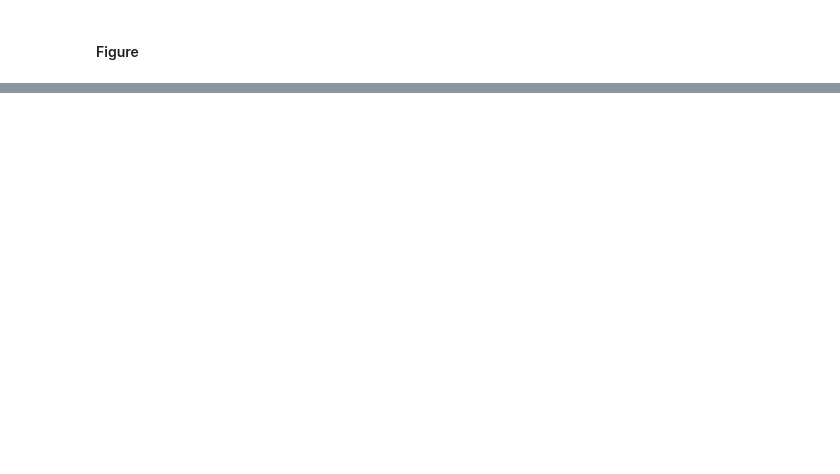
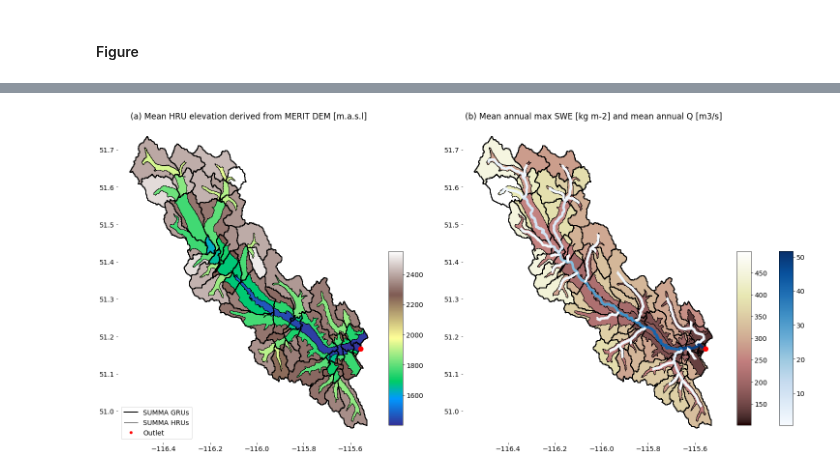
Before and after one commit to zhentao-han/NA-CWARHM, a Jupyter notebook: 7_visualization/SWE_and_streamflow_per_HRU.ipynb, the cells around one changed output, grey strips where cells are left out. Cells and saved outputs as stored; diff of their text form; code cells hidden in the pictures; blank space fills up the shorter version.

```diff
--- a/7_visualization/SWE_and_streamflow_per_HRU.ipynb
+++ b/7_visualization/SWE_and_streamflow_per_HRU.ipynb
@@ -140,6 +152,9 @@ shp_catchment = gpd.read_file(hm_catchment_path/hm_catchment_name)
 # %%
 # river shapefile
 shp_river = gpd.read_file(river_network_path/river_network_name)
+# %%
+# catchment with DEM
+shp_elev = gpd.read_file(elev_catchment_path/elev_catchment_name)
 # %%
 # SUMMA simulations
 sim_summa = xr.open_dataset(summa_output_path/summa_output_name)
@@ -195,6 +212,13 @@ hm_grus_only = hm_grus_only.dissolve(by=hm_gruid) # Dissolve HRU delineation
+# %%
+outlet_lat,outlet_lon = 51.167,-115.555
+# %%
+def add_outlet(ax,lat,lon):
+    ax.plot(lon,lat,linestyle='None',marker='o',color='r',markersize=10,label='outlet')
+    return
 # %% [markdown]
 #### Figure
 # %%
 # Set a colormap
-cmap_q  = 'Blues'
+cmap_elev = 'terrain'
+cmap_q = 'Blues'
 cmap_swe = 'pink'
@@ -246,0 +225,65 @@ plt.savefig(fig_path/fig_name, bbox_inches='tight', transparent=True)
+# %%
+fig, axs = plt.subplots(1,2,figsize=(20,10))
+plt.tight_layout()
+plt.rcParams.update({'font.size': 14})
+
+# --- elevation
+axId = 0
+
+# Data
+shp_elev.plot(ax=axs[axId], column='elev_mean',edgecolor='k', cmap = cmap_elev, legend=False)
+hm_grus_only.plot(ax=axs[axId],facecolor='none',edgecolor='k',linewidth=2)
+add_outlet(axs[axId],outlet_lat,outlet_lon)
+
+# Custom colorbar
+cax = fig.add_axes([0.46, 0.1, 0.02, 0.5])
+vmin,vmax = shp_elev['elev_mean'].min(),shp_elev['elev_mean'].max()
+sm = plt.cm.ScalarMappable(cmap=cmap_elev, norm=plt.Normalize(vmin=vmin, vmax=vmax))
+sm._A = []
+cbr = fig.colorbar(sm, cax=cax)
+
+
+# Custom legend
+lines = [Line2D([0], [0], color='k', lw=2),
+         Line2D([0], [0], color='k', lw=1),
+         Line2D([0], [0], color='r', linestyle='None', marker='.', markersize=10, lw=2)]
+label = ['SUMMA GRUs',
+         'SUMMA HRUs',
+         'Outlet']
+axs[axId].legend(lines,label,loc='lower left');
+
+# Chart junk
+axs[axId].set_title('(a) Mean HRU elevation derived from MERIT DEM [m.a.s.l]');
+axs[axId].set_frame_on(False)
+
+
+# --- mean flow
+axId = 1
+
+# Data
+shp_catchment.plot(ax=axs[axId], column='plot_var',edgecolor='k', cmap = cmap_swe, legend=False)
+hm_grus_only.plot(ax=axs[axId],facecolor='none',edgecolor='k',linewidth=2)
+shp_river.plot(ax=axs[axId], column='plot_var', cmap=cmap_q,linewidth=5)
+add_outlet(axs[axId],outlet_lat,outlet_lon)
+
+# Custom colorbars
+cax = fig.add_axes([0.96, 0.1, 0.02, 0.5])
+vmin,vmax = shp_catchment['plot_var'].min(),shp_catchment['plot_var'].max()
+sm = plt.cm.ScalarMappable(cmap=cmap_swe, norm=plt.Normalize(vmin=vmin, vmax=vmax))
+sm._A = []
+cbr = fig.colorbar(sm, cax=cax)
+
+cax = fig.add_axes([1.02, 0.1, 0.02, 0.5])
+vmin,vmax = shp_river['plot_var'].min(),shp_river['plot_var'].max()
+sm = plt.cm.ScalarMappable(cmap=cmap_q, norm=plt.Normalize(vmin=vmin, vmax=vmax))
+sm._A = []
+cbr = fig.colorbar(sm, cax=cax)
+
+# Chart junk
+axs[axId].set_title('(b) Mean annual max SWE [{}] and mean annual Q [{}]'.format(units_summa,units_mizu));
+axs[axId].set_frame_on(False)
+
+# Save
+plt.savefig(fig_path/fig_name, bbox_inches='tight', transparent=True)
+# %% [output]
+[figure, added]
```
Also changed, not shown: parts of 5 cells of this notebook, 2 other files.
